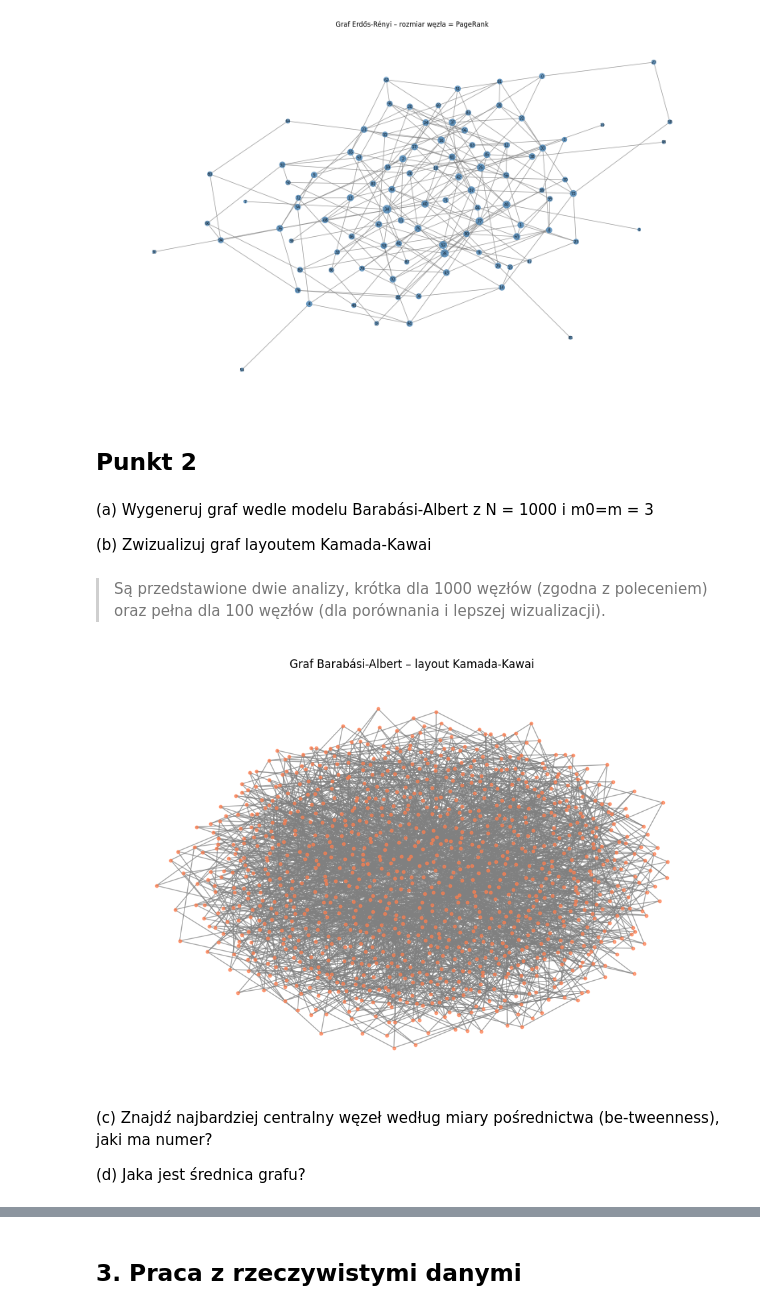
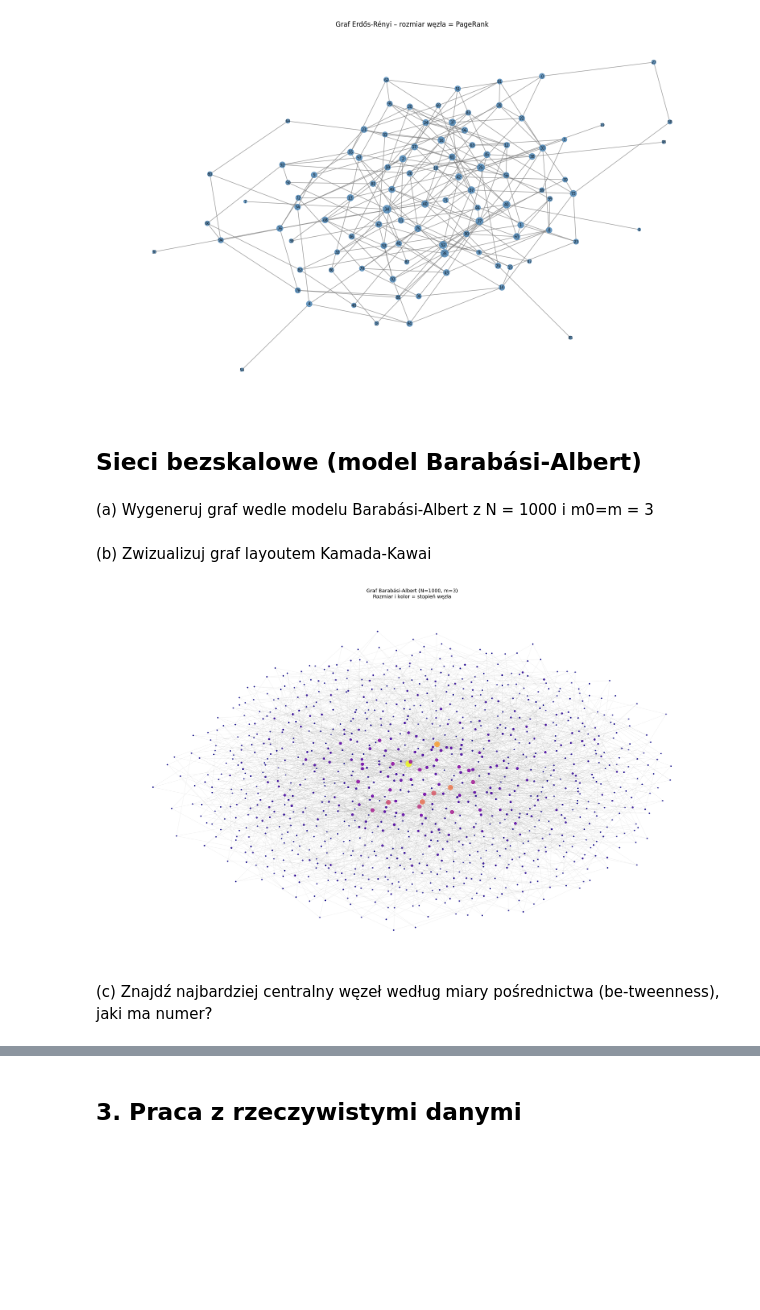
Before and after one commit to mikolaj-olesinski/Complex-Networks-PWR, a Jupyter notebook: lista1/lista1.ipynb, the cells around one changed output, grey strips where cells are left out. Saved outputs shown, nothing was run; the diff lists cells and outputs as text; code cells hidden in the pictures; blank space fills up the shorter version.

```diff
--- a/lista1/lista1.ipynb
+++ b/lista1/lista1.ipynb
@@ -162,10 +170,6 @@ plt.show()
 # %% [output]
 [figure]
 # %% [markdown]
-## Punkt 2
+## Sieci bezskalowe (model Barabási-Albert)
 # %% [markdown]
 (a) Wygeneruj graf wedle modelu Barabási-Albert z N = 1000 i m0=m = 3
-
-(b) Zwizualizuj graf layoutem Kamada-Kawai
-# %% [markdown]
-> Są przedstawione dwie analizy, krótka dla 1000 węzłów (zgodna z poleceniem) oraz pełna dla 100 węzłów (dla porównania i lepszej wizualizacji).
@@ -172,25 +178,40 @@ plt.show()
+# %% [markdown]
+(b) Zwizualizuj graf layoutem Kamada-Kawai
 # %%
-G_ba_big = nx.barabasi_albert_graph(n=1000, m=3, seed=11)
 
-plt.figure(figsize=(12, 8))
-pos_kk = nx.kamada_kawai_layout(G_ba_big)
 
-nx.draw_networkx(
+degrees = dict(G_ba_big.degree())
+degree_values = list(degrees.values())
+
+node_sizes = [degrees[n] * 3 for n in G_ba_big.nodes()]
+
+node_colors = [degrees[n] for n in G_ba_big.nodes()]
+
+plt.figure(figsize=(25, 15))
+pos = nx.kamada_kawai_layout(G_ba_big)
+
+nodes = nx.draw_networkx_nodes(
     G_ba_big,
-    pos=pos_kk,
-    node_size=10,
-    node_color="coral",
-    edge_color="gray",
-    with_labels=False,
-    alpha=0.7
+    pos=pos,
+    node_size=node_sizes,
+    node_color=node_colors,
+    cmap=plt.cm.plasma,
+    alpha=0.85
 )
 
-plt.title("Graf Barabási-Albert – layout Kamada-Kawai")
+nx.draw_networkx_edges(
+    G_ba_big,
+    pos=pos,
+    edge_color="gray",
+    alpha=0.2,
+    width=0.5
+)
+
+plt.title("Graf Barabási-Albert (N=1000, m=3)\nRozmiar i kolor = stopień węzła", fontsize=14)
 plt.axis("off")
+plt.tight_layout()
 plt.show()
 # %% [output]
-[figure, old version]
+[figure, new version]
 # %% [markdown]
 (c) Znajdź najbardziej centralny węzeł według miary pośrednictwa (be-tweenness), jaki ma numer?
-
-(d) Jaka jest średnica grafu?
```
Also changed, not shown: parts of 26 cells of this notebook, 5 other files.
